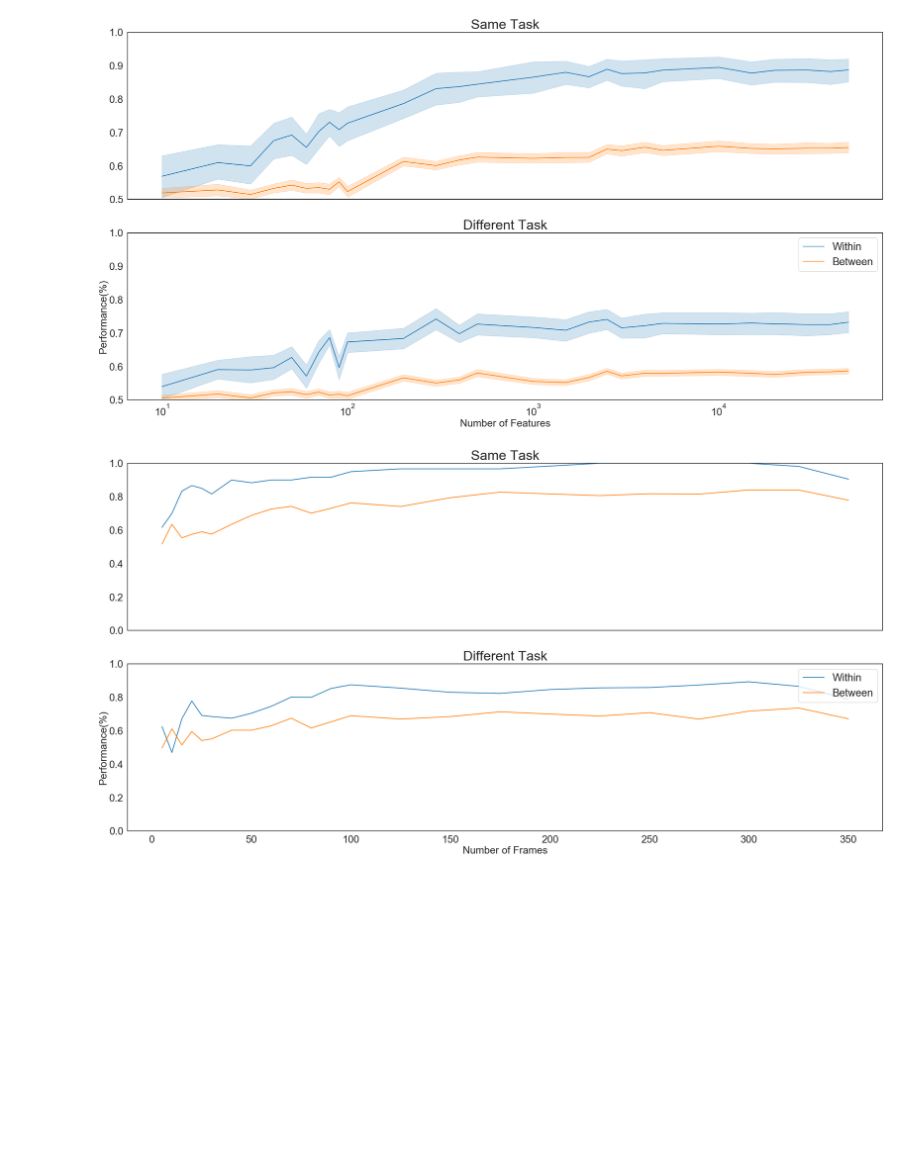
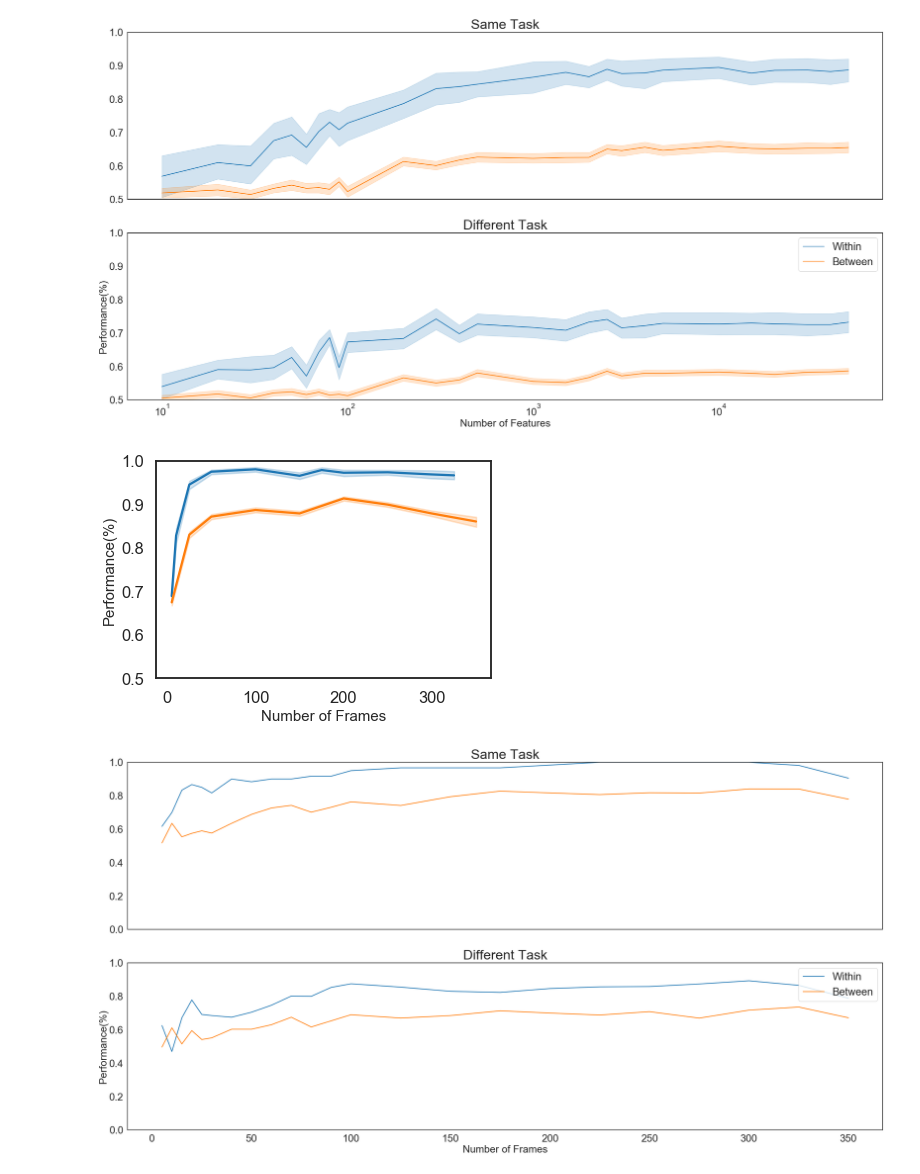
Before and after one commit to GrattonLab/MSC_Alexis, a Jupyter notebook: analysis/code/mL_rsfMRI/supplemental_exploration/maxminFigs.ipynb, the cells around one changed output. Saved outputs shown, nothing was run; the diff lists cells and outputs as text; code cells hidden in the pictures; blank space fills up the shorter version.

```diff
--- a/analysis/code/mL_rsfMRI/supplemental_exploration/maxminFigs.ipynb
+++ b/analysis/code/mL_rsfMRI/supplemental_exploration/maxminFigs.ipynb
@@ -38,6 +38,11 @@ MSCList=['1','2','3','4','5','6','7','10']
 MSC_colors=np.array([[0, 0, 0],[0.9, 0.9, 0],[0, 1, 0],[1, 0, 0],[0, 0, 1],[0.2, 1, 1],[1, 0, 1],[1, 0.5, 0]])
 MSCdict=dict(zip(MSCList, [mcolors.to_rgba(m) for m in MSC_colors]))
 mcolors.get_named_colors_mapping().update(MSCdict)
+
+
+DS_mem=pd.read_csv(thisDir+'output/mL/results/ridge/permutation/DS/resampleFrames.csv',na_values=[9999])
+CV_mem=pd.read_csv(thisDir+'output/mL/results/ridge/permutation/CV/resampleFrames.csv',na_values=[9999])
+CV=CV_mem[(CV_mem['train_task']=='mem')]
 """
 #same task folds dataframes
 DS_violin=pd.read_csv(outDir+'acc/DS/folds/allFolds.csv')
@@ -157,7 +162,7 @@ CV_mu=pd.DataFrame({'Network':netList, 'Acc':CVtotal,'Features':feature})
 SS_mu=pd.DataFrame({'Network':netList, 'Acc':SStotal,'Features':feature})
 DS_mu=pd.DataFrame({'Network':netList, 'Acc':DStotal,'Features':feature})
 BS_mu=pd.DataFrame({'Network':netList, 'Acc':BStotal,'Features':feature})
-"""
+
 
 #manipulate memory frames
 framesDF=pd.read_csv(framesDir+'allFrames_rest.csv')
@@ -179,3 +184,4 @@ fCV=pd.read_csv(outDir+'/frames_ran/CV/allFrames.csv',na_values=[9999])
 fSS=pd.read_csv(outDir+'/frames_ran/SS/allFrames.csv',na_values=[9999])
 fDS=pd.read_csv(outDir+'/frames_ran/DS/allFrames.csv',na_values=[9999])
 fBS=pd.read_csv(outDir+'/frames_ran/BS/allFrames.csv',na_values=[9999])
+"""
@@ -345,6 +353,15 @@ ax.legend(('Within', 'Between'),loc='upper right',fontsize='xx-large')
 plt.savefig(figsDir+'comb_feature_plots.png', bbox_inches='tight')
 # %% [output]
 [figure]
+# %%
+ax = sns.lineplot(x="frames", y="acc",data=CV)
+sns.lineplot(x="frames", y="acc",data=DS_mem,ax=ax)
+ax.set_ylabel("Performance(%)", fontsize=15)
+ax.set_xlabel('Number of Frames',fontsize=15)
+ax.set(ylim=(.5, 1))
+plt.savefig(figsDir+'permuted_1000_mem.png', bbox_inches='tight')
+# %% [output]
+[figure, added]
 # %%
 #lineplots limit frames per analysis comparison of within and between
 #Create figure space
```
Also changed, not shown: parts of 3 cells of this notebook, 2 other files.
